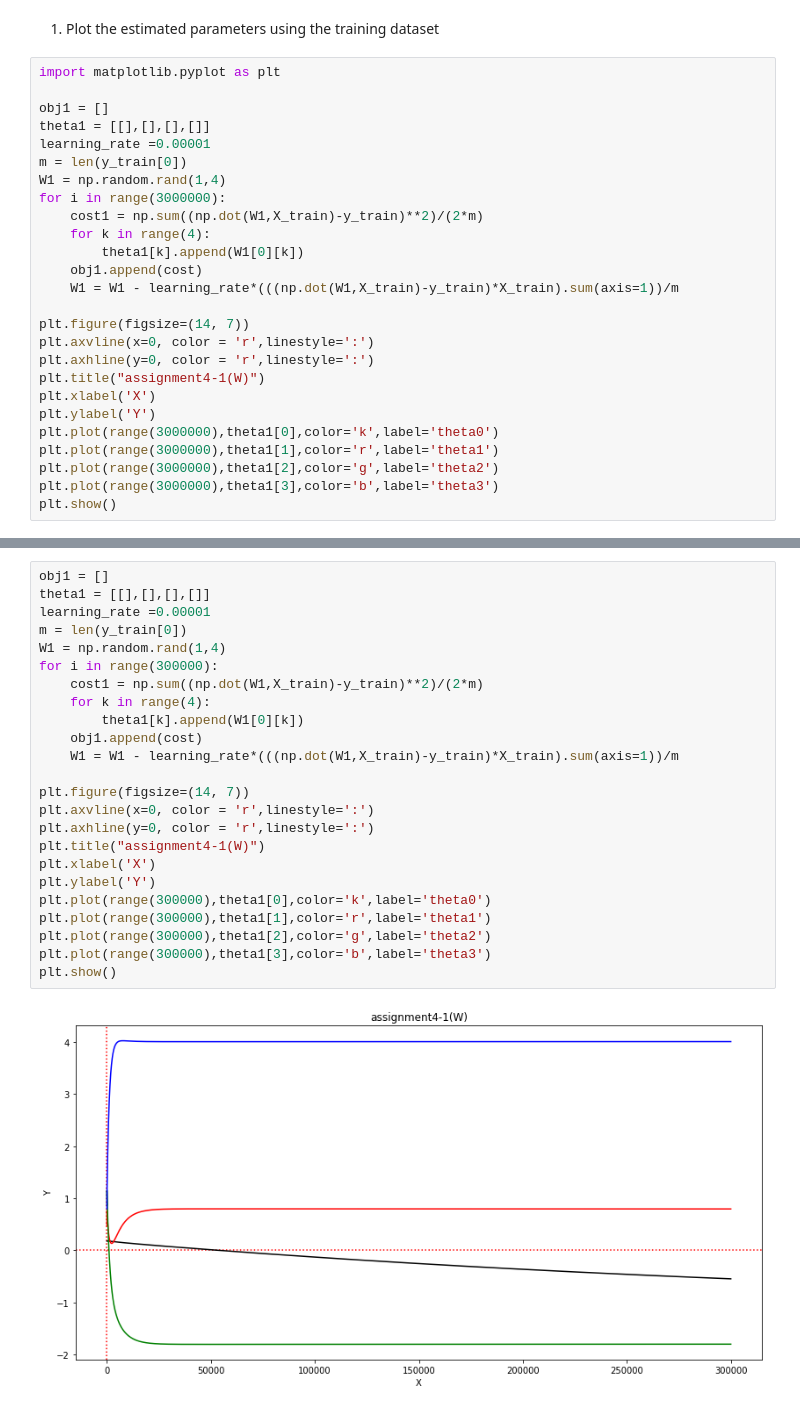
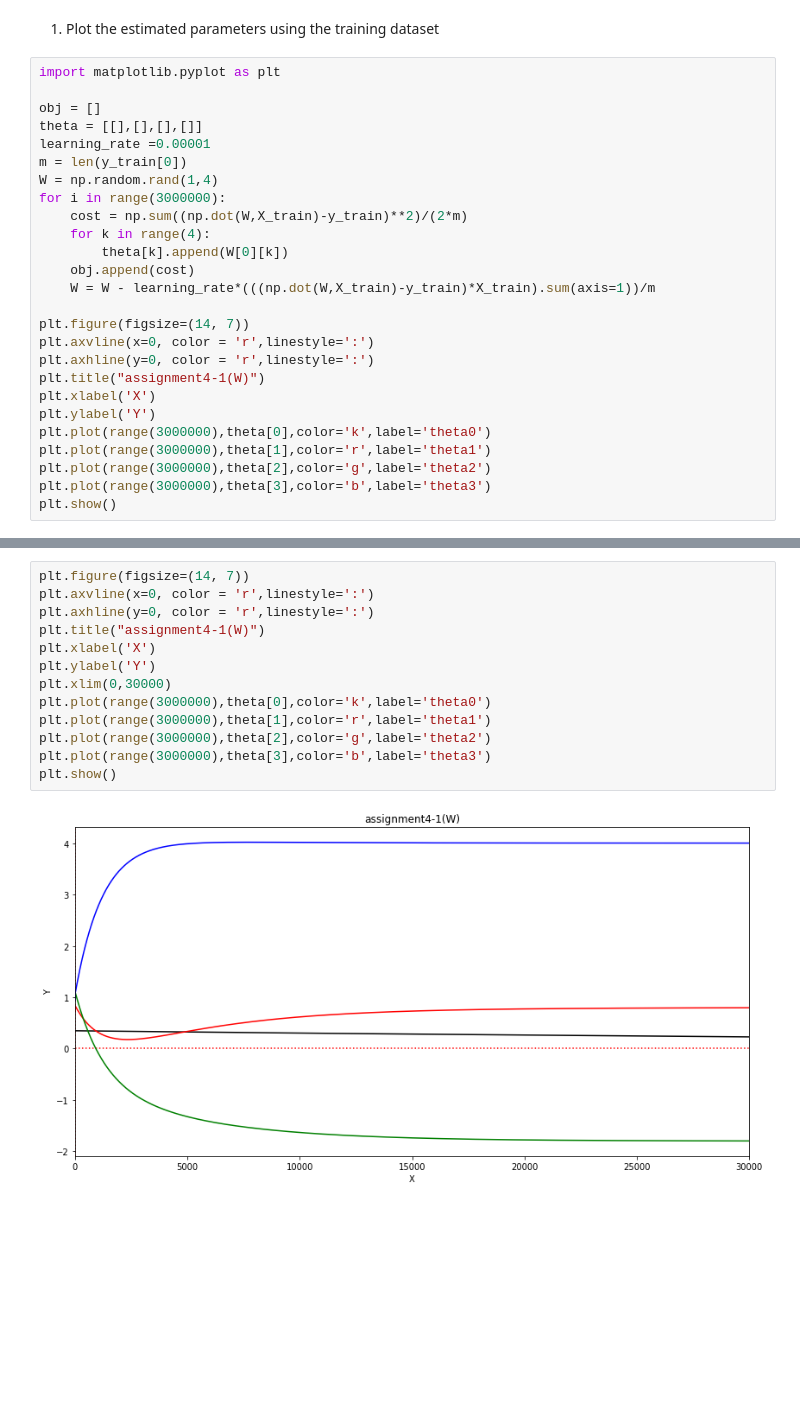
Before and after one commit to ChanWoongJeon/machinelearning, a Jupyter notebook: assignment4.ipynb, the cells around one changed output, grey strips where cells are left out. Saved outputs shown, nothing was run; the diff lists cells and outputs as text; blank space fills up the shorter version.

```diff
--- a/assignment4.ipynb
+++ b/assignment4.ipynb
@@ -50,17 +50,17 @@ y_test = y_test.reshape(1,-1)
 # %%
 import matplotlib.pyplot as plt
 
-obj1 = []
-theta1 = [[],[],[],[]]
+obj = []
+theta = [[],[],[],[]]
 learning_rate =0.00001
 m = len(y_train[0])
-W1 = np.random.rand(1,4)
+W = np.random.rand(1,4)
 for i in range(3000000):
-    cost1 = np.sum((np.dot(W1,X_train)-y_train)**2)/(2*m)
+    cost = np.sum((np.dot(W,X_train)-y_train)**2)/(2*m)
     for k in range(4):
-        theta1[k].append(W1[0][k])
-    obj1.append(cost)
-    W1 = W1 - learning_rate*(((np.dot(W1,X_train)-y_train)*X_train).sum(axis=1))/m
+        theta[k].append(W[0][k])
+    obj.append(cost)
+    W = W - learning_rate*(((np.dot(W,X_train)-y_train)*X_train).sum(axis=1))/m
 
 plt.figure(figsize=(14, 7))
 plt.axvline(x=0, color = 'r',linestyle=':')
@@ -68,9 +68,9 @@ plt.axhline(y=0, color = 'r',linestyle=':')
 plt.title("assignment4-1(W)")
 plt.xlabel('X')
 plt.ylabel('Y')
-plt.plot(range(3000000),theta1[0],color='k',label='theta0')
-plt.plot(range(3000000),theta1[1],color='r',label='theta1')
-plt.plot(range(3000000),theta1[2],color='g',label='theta2')
-plt.plot(range(3000000),theta1[3],color='b',label='theta3')
+plt.plot(range(3000000),theta[0],color='k',label='theta0')
+plt.plot(range(3000000),theta[1],color='r',label='theta1')
+plt.plot(range(3000000),theta[2],color='g',label='theta2')
+plt.plot(range(3000000),theta[3],color='b',label='theta3')
 plt.show()
 # %% [output]
@@ -80,26 +80,15 @@ plt.show()
 # %%
-obj1 = []
-theta1 = [[],[],[],[]]
-learning_rate =0.00001
-m = len(y_train[0])
-W1 = np.random.rand(1,4)
-for i in range(300000):
-    cost1 = np.sum((np.dot(W1,X_train)-y_train)**2)/(2*m)
-    for k in range(4):
-        theta1[k].append(W1[0][k])
-    obj1.append(cost)
-    W1 = W1 - learning_rate*(((np.dot(W1,X_train)-y_train)*X_train).sum(axis=1))/m
-
 plt.figure(figsize=(14, 7))
 plt.axvline(x=0, color = 'r',linestyle=':')
 plt.axhline(y=0, color = 'r',linestyle=':')
 plt.title("assignment4-1(W)")
 plt.xlabel('X')
 plt.ylabel('Y')
-plt.plot(range(300000),theta1[0],color='k',label='theta0')
-plt.plot(range(300000),theta1[1],color='r',label='theta1')
-plt.plot(range(300000),theta1[2],color='g',label='theta2')
-plt.plot(range(300000),theta1[3],color='b',label='theta3')
+plt.xlim(0,30000)
+plt.plot(range(3000000),theta[0],color='k',label='theta0')
+plt.plot(range(3000000),theta[1],color='r',label='theta1')
+plt.plot(range(3000000),theta[2],color='g',label='theta2')
+plt.plot(range(3000000),theta[3],color='b',label='theta3')
 plt.show()
 # %% [output]
-[figure, old version]
+[figure, new version]
```
Also changed, not shown: parts of 9 cells of this notebook.
